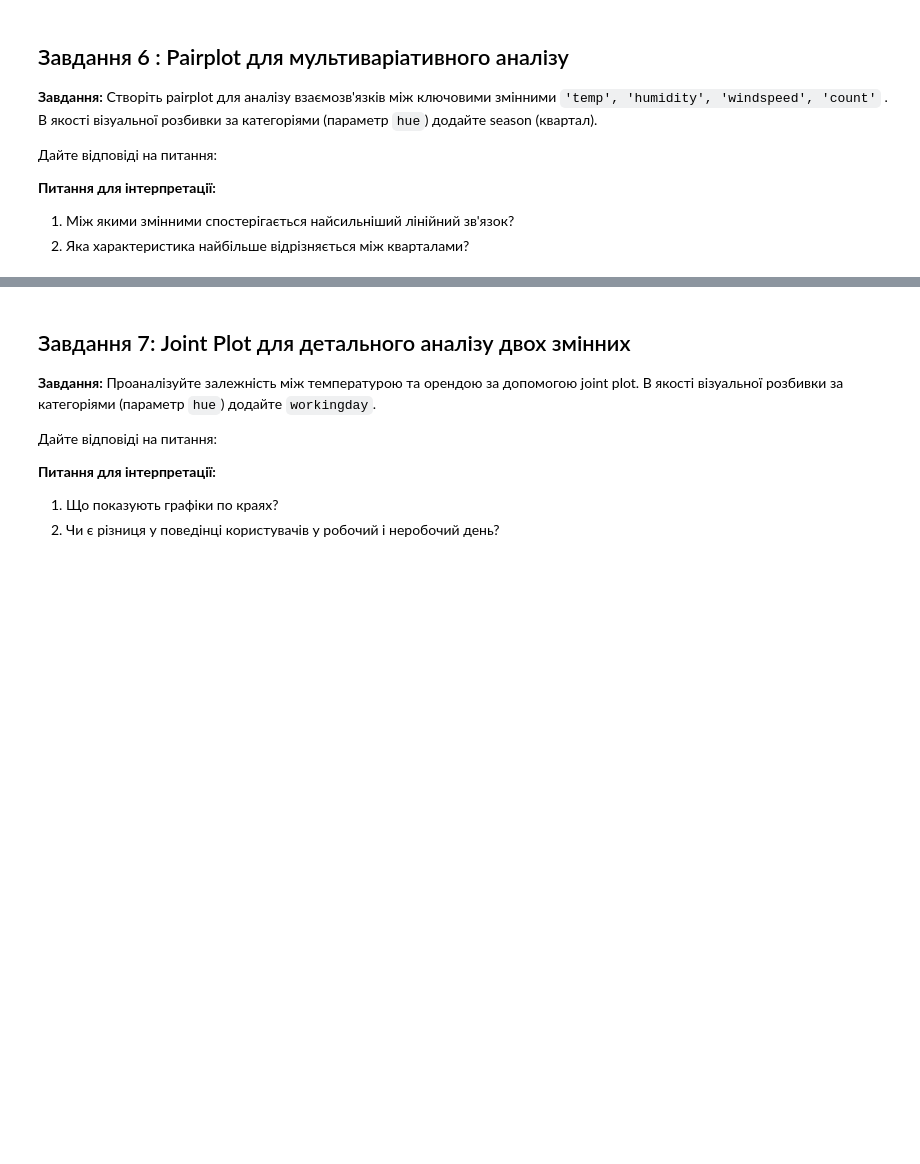
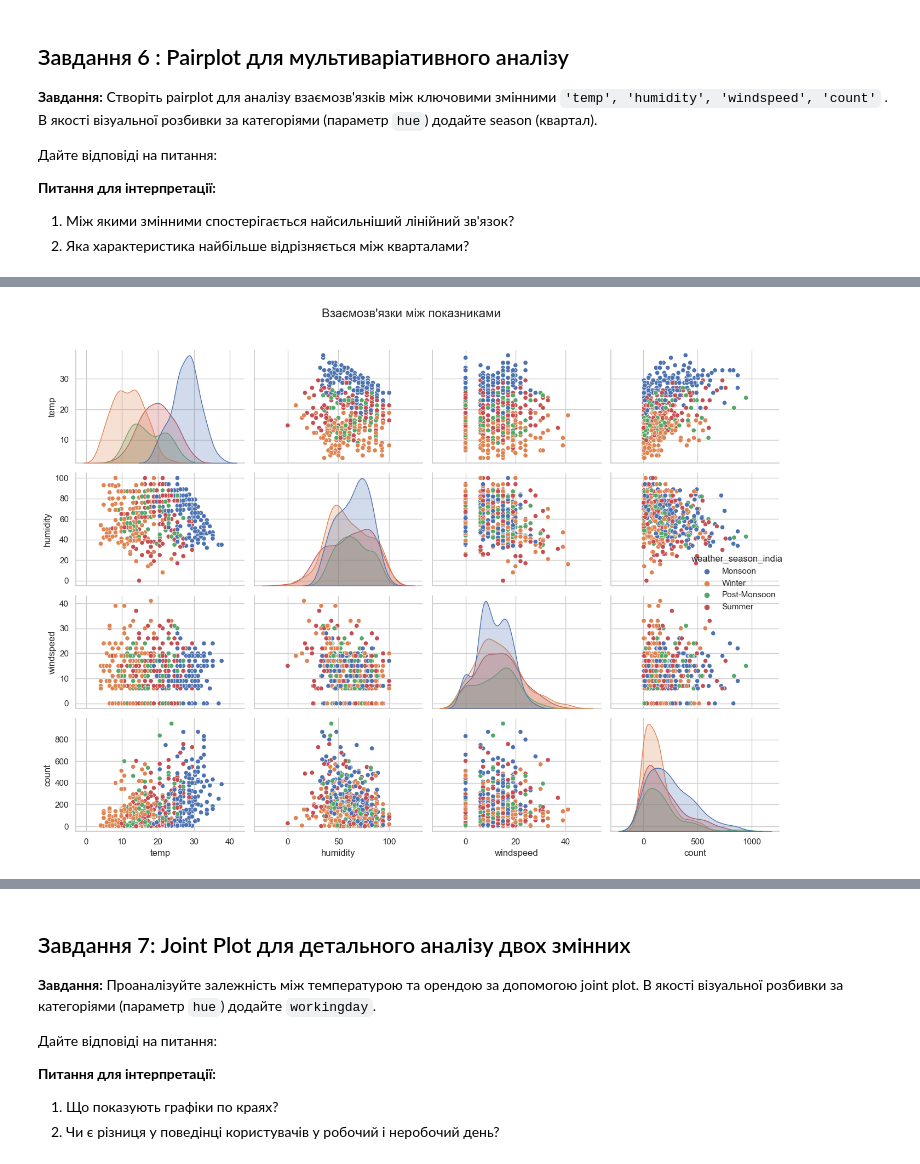
Before and after one commit to OlenaBabko/DataAnalytics_DataLovesAcademy, a Jupyter notebook: modul_11_Visualisation_Matplotlib_Seaborn_Plotly/hw/HW_11_3_Stat_Visual_Seaborn.ipynb, the cells around one changed output, grey strips where cells are left out. Drawn from its saved outputs; the diff is of its cells as text; code cells hidden in the pictures; blank space fills up the shorter version.

```diff
--- a/modul_11_Visualisation_Matplotlib_Seaborn_Plotly/hw/HW_11_3_Stat_Visual_Seaborn.ipynb
+++ b/modul_11_Visualisation_Matplotlib_Seaborn_Plotly/hw/HW_11_3_Stat_Visual_Seaborn.ipynb
@@ -342,0 +376,10 @@ windspeed має дуже слабку кореляцію з count 0.10 та з
+# %%
+# створити колонку для індійських сезонів
+
+season_india = {12: 'Winter', 1: 'Winter', 2: 'Winter',
+              3: 'Summer', 4: 'Summer', 5: 'Summer',
+              6: 'Monsoon', 7: 'Monsoon', 8: 'Monsoon', 9: 'Monsoon',
+              10: 'Post-Monsoon', 11: 'Post-Monsoon'}
+
+df["weather_season_india"] = df["month"].map(season_india)
+df["weather_season_india"].head(2)
@@ -342,0 +391,13 @@ windspeed має дуже слабку кореляцію з count 0.10 та з
+# %%
+cols = ["temp", "humidity", "windspeed", "count", "weather_season_india"]
+
+sample_df = df[cols].sample(500, random_state=42)
+
+sns.pairplot(sample_df, hue="weather_season_india", height=2.5, aspect=1.2)
+plt.suptitle("Взаємозв'язки між показниками", y=1.02, fontsize=16)
+plt.tight_layout()
+
+plt.savefig("pairplot_seaborn.png", dpi=300, bbox_inches="tight")
+plt.show()
+# %% [output]
+[figure, added]
```
Also changed, not shown: parts of 13 cells of this notebook.
